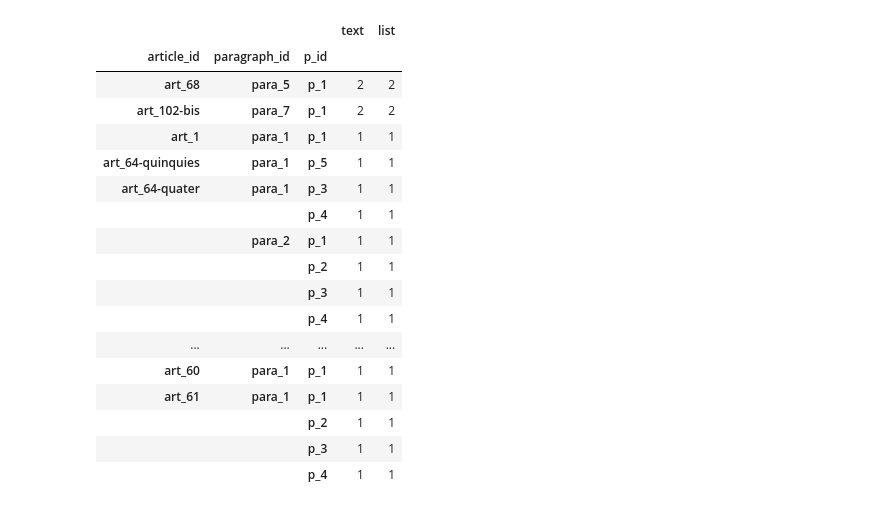
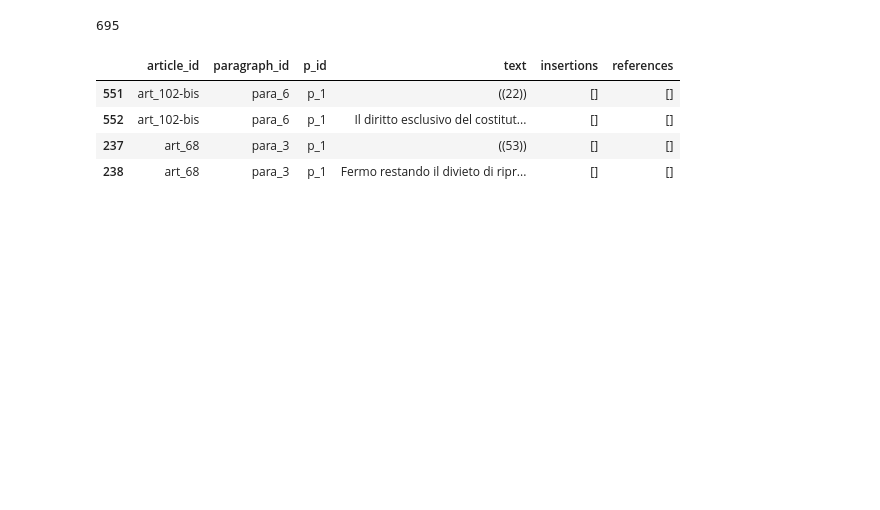
Before and after one commit to AlessioNar/semanticannotation, a Jupyter notebook: data_extraction.ipynb, the cells around one changed output. Cells and saved outputs as stored; diff of their text form; code cells hidden in the pictures; blank space fills up the shorter version.

```diff
--- a/data_extraction.ipynb
+++ b/data_extraction.ipynb
@@ -265,22 +158,16 @@ df.head(50)
+# %%
+len(df)
+# %% [output]
+695
 # %%
 # Check that for every combination of article_id, paragraph_id and p_id there is only one text
 df.groupby(['article_id', 'paragraph_id', 'p_id']).count().sort_values(by='text', ascending=False).head(50)
+
+# Print the text of all the lines with duplicates for article_id, paragraph_id and p_id
+df[df.duplicated(subset=['article_id', 'paragraph_id', 'p_id'], keep=False)].sort_values(by=['article_id', 'paragraph_id', 'p_id'])
 # %% [output]
-|  |  |  | text | list |
-| article_id | paragraph_id | p_id |  |  |
-| art_68 | para_5 | p_1 | 2 | 2 |
-| art_102-bis | para_7 | p_1 | 2 | 2 |
-| art_1 | para_1 | p_1 | 1 | 1 |
-| art_64-quinquies | para_1 | p_5 | 1 | 1 |
-| art_64-quater | para_1 | p_3 | 1 | 1 |
-|  |  | p_4 | 1 | 1 |
-|  | para_2 | p_1 | 1 | 1 |
-|  |  | p_2 | 1 | 1 |
-|  |  | p_3 | 1 | 1 |
-|  |  | p_4 | 1 | 1 |
-| ... | ... | ... | ... | ... |
-| art_60 | para_1 | p_1 | 1 | 1 |
-| art_61 | para_1 | p_1 | 1 | 1 |
-|  |  | p_2 | 1 | 1 |
-|  |  | p_3 | 1 | 1 |
-|  |  | p_4 | 1 | 1 |
+|  | article_id | paragraph_id | p_id | text | insertions | references |
+| 551 | art_102-bis | para_6 | p_1 | ((22)) | [] | [] |
+| 552 | art_102-bis | para_6 | p_1 | Il diritto esclusivo del costitut... | [] | [] |
+| 237 | art_68 | para_3 | p_1 | ((53)) | [] | [] |
+| 238 | art_68 | para_3 | p_1 | Fermo restando il divieto di ripr... | [] | [] |
```
Also changed, not shown: parts of 25 cells of this notebook, 1 other file.
